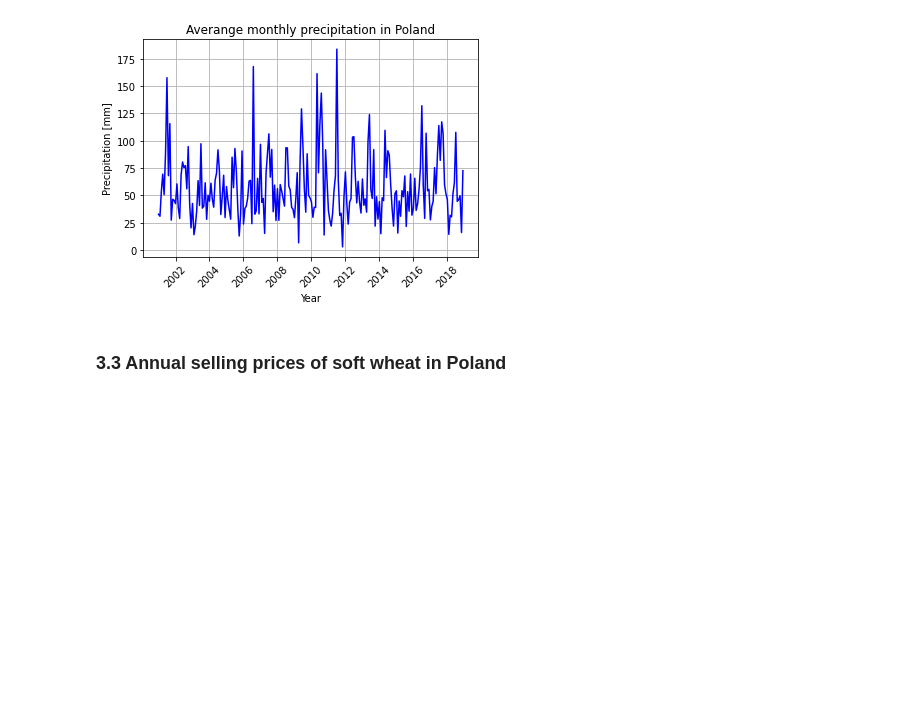
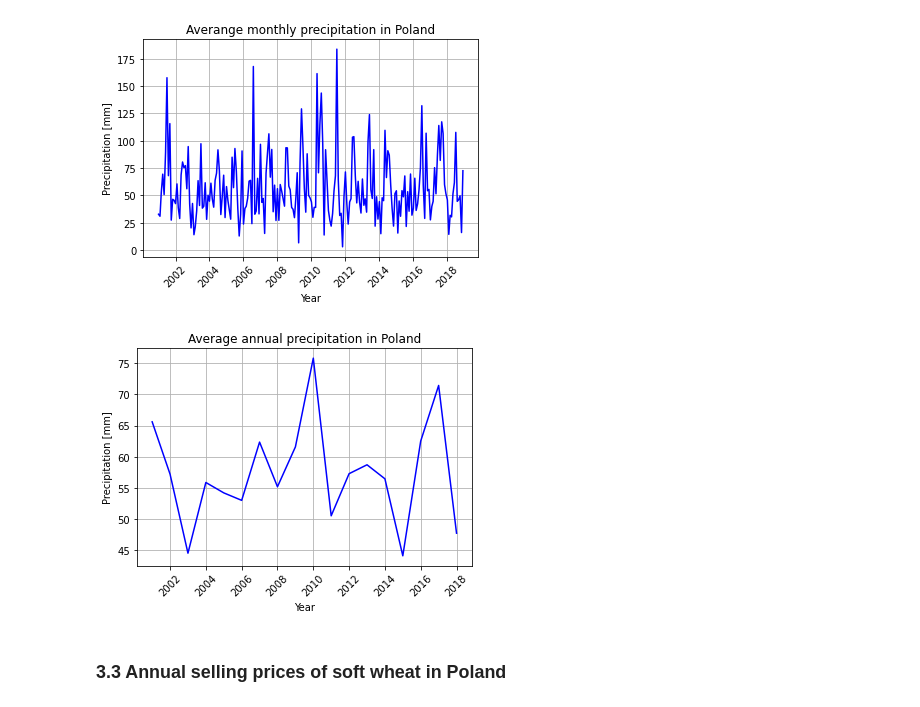
Before and after one commit to wkrzywiec/polish-crops, a Jupyter notebook: polish-crops.ipynb, the cells around one changed output. Cells and saved outputs as stored; diff of their text form; code cells hidden in the pictures; blank space fills up the shorter version.

```diff
--- a/polish-crops.ipynb
+++ b/polish-crops.ipynb
@@ -256,6 +272,20 @@ plt.grid()
 plt.show()
 # %% [output]
 [figure]
+# %%
+x = list(dict.fromkeys([datetime.datetime(year, 1, 1) for year in precipitation_df['Year']]))
+y = precipitation_df.groupby('Year').mean()['Precipitation [mm]'].values
+
+plt.plot(x, y, color='blue')
+
+plt.title('Average annual precipitation in Poland')
+plt.ylabel('Precipitation [mm]')
+plt.xlabel('Year')
+plt.xticks(rotation=45)
+plt.grid()
+plt.show()
+# %% [output]
+[figure, added]
 # %% [markdown]
 ### 3.3 Annual selling prices of soft wheat in Poland
 # %%
```
Also changed, not shown: parts of 6 cells of this notebook.
